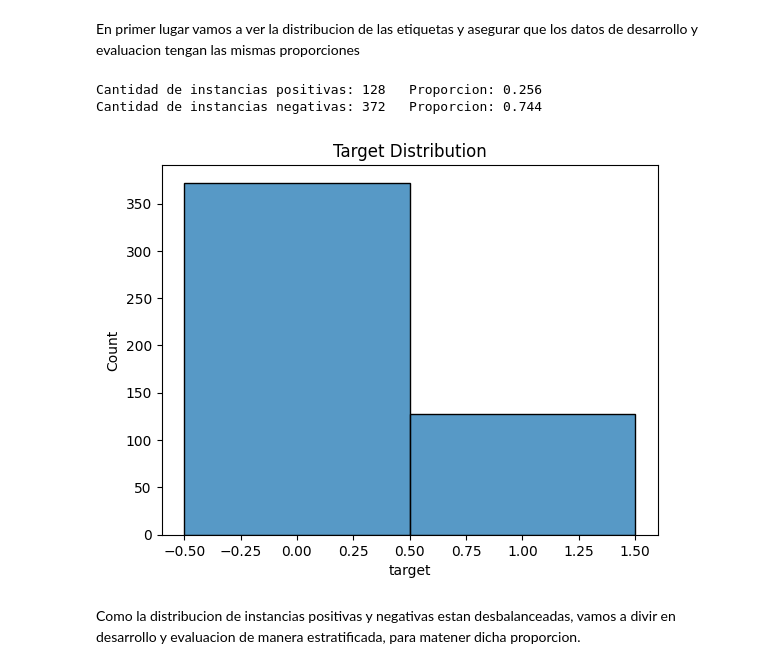
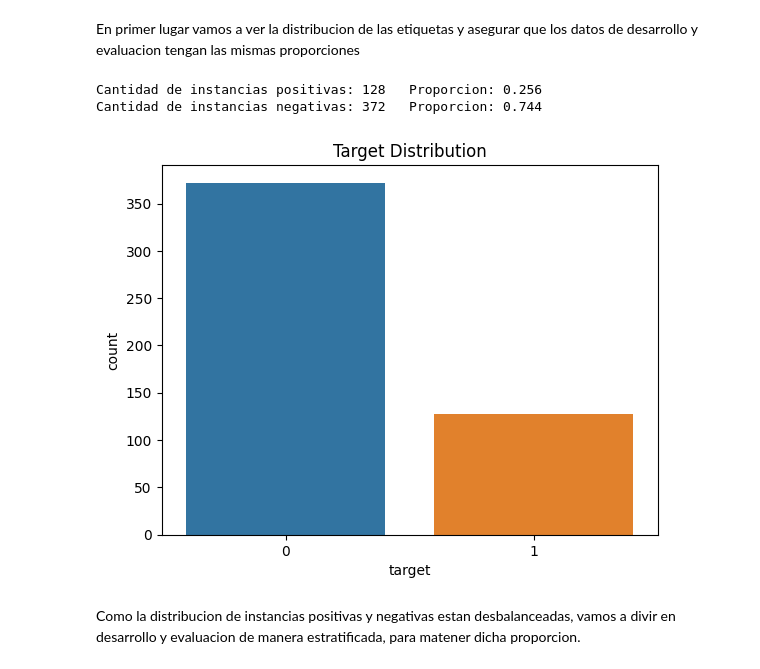
Before and after one commit to fourofclubs001/TP-Aprendizaje-Automatico, a Jupyter notebook: Enunciado.ipynb, the cells around one changed output. Saved outputs shown, nothing was run; the diff lists cells and outputs as text; code cells hidden in the pictures.

```diff
--- a/Enunciado.ipynb
+++ b/Enunciado.ipynb
@@ -75,16 +75,17 @@ En primer lugar vamos a ver la distribucion de las etiquetas y asegurar que los
 # %%
 n_negativos = df[df["target"] == 0].shape[0]
 n_positivos = df[df["target"] == 1].shape[0]
 total = 500
 print(f"Cantidad de instancias positivas: {n_positivos} \tProporcion: {n_positivos/total}")
 print(f"Cantidad de instancias negativas: {n_negativos} \tProporcion: {n_negativos/total}")
 plt.title("Target Distribution")
-sns.histplot(data=df, x="target", discrete=True)
+#sns.histplot(data=df, x="target", discrete=True)
+sns.countplot(x=df["target"])
 plt.show()
 # %% [output]
 Cantidad de instancias positivas: 128   Proporcion: 0.256
 Cantidad de instancias negativas: 372   Proporcion: 0.744
-[figure, old version]
+[figure, new version]
 # %% [markdown]
 Como la distribucion de instancias positivas y negativas estan desbalanceadas, vamos a divir en desarrollo y evaluacion de manera estratificada, para matener dicha proporcion.
 # %%
```
Also changed, not shown: parts of 7 cells of this notebook.
